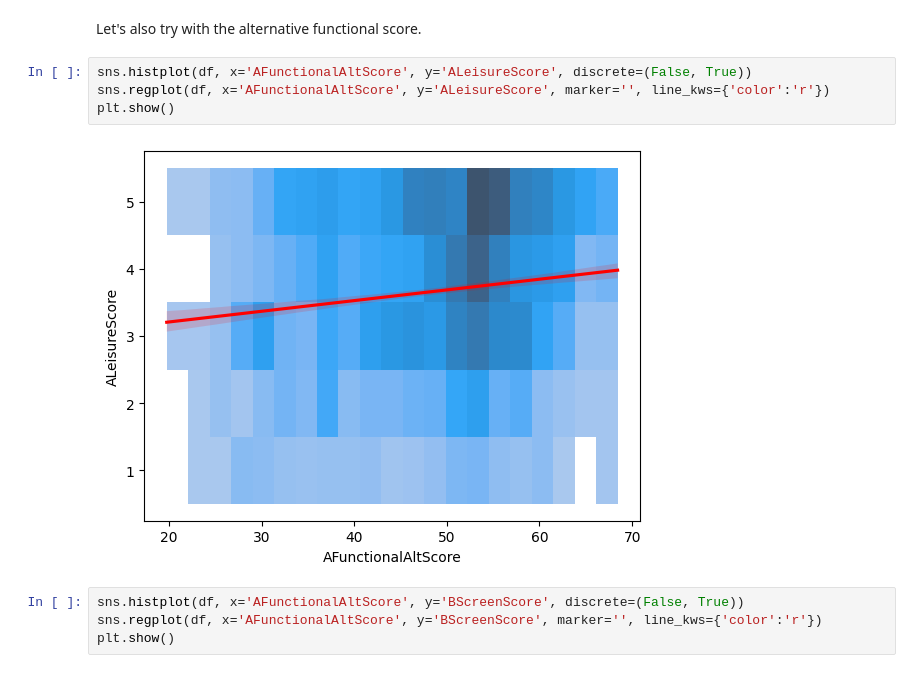
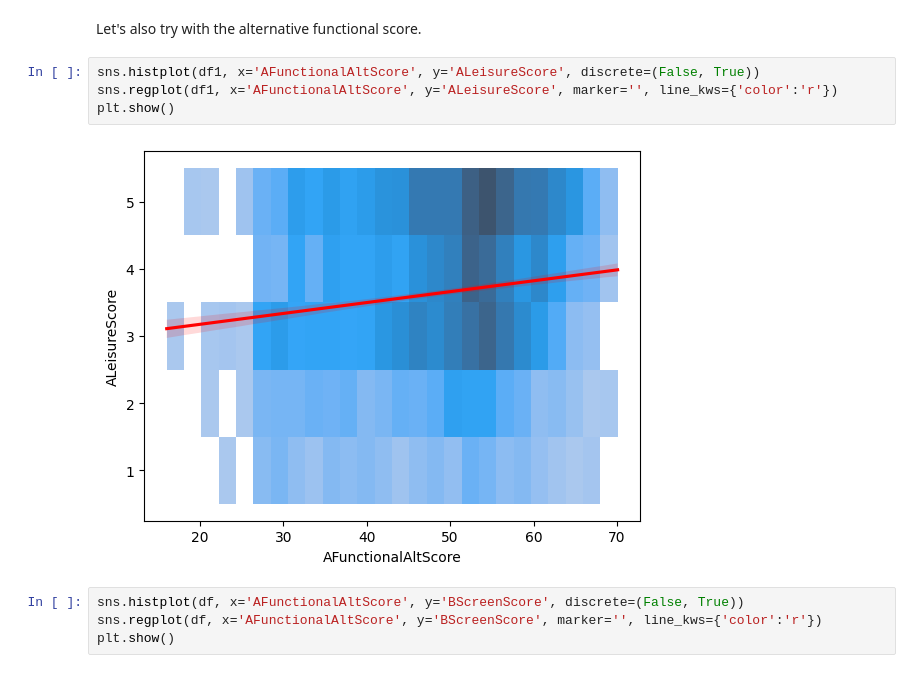
Before and after one commit to igoumiri/spinal, a Jupyter notebook: analysis.ipynb, the cells around one changed output. Drawn from its saved outputs; the diff is of its cells as text.

```diff
--- a/analysis.ipynb
+++ b/analysis.ipynb
@@ -553,11 +553,11 @@ plt.show()
 # %% [markdown]
 Let's also try with the alternative functional score.
 # %%
-sns.histplot(df, x='AFunctionalAltScore', y='ALeisureScore', discrete=(False, True))
-sns.regplot(df, x='AFunctionalAltScore', y='ALeisureScore', marker='', line_kws={'color':'r'})
+sns.histplot(df1, x='AFunctionalAltScore', y='ALeisureScore', discrete=(False, True))
+sns.regplot(df1, x='AFunctionalAltScore', y='ALeisureScore', marker='', line_kws={'color':'r'})
 plt.show()
 # %% [output]
-[figure, old version]
+[figure, new version]
 # %%
 sns.histplot(df, x='AFunctionalAltScore', y='BScreenScore', discrete=(False, True))
 sns.regplot(df, x='AFunctionalAltScore', y='BScreenScore', marker='', line_kws={'color':'r'})
```
Also changed, not shown: parts of 13 cells of this notebook.
